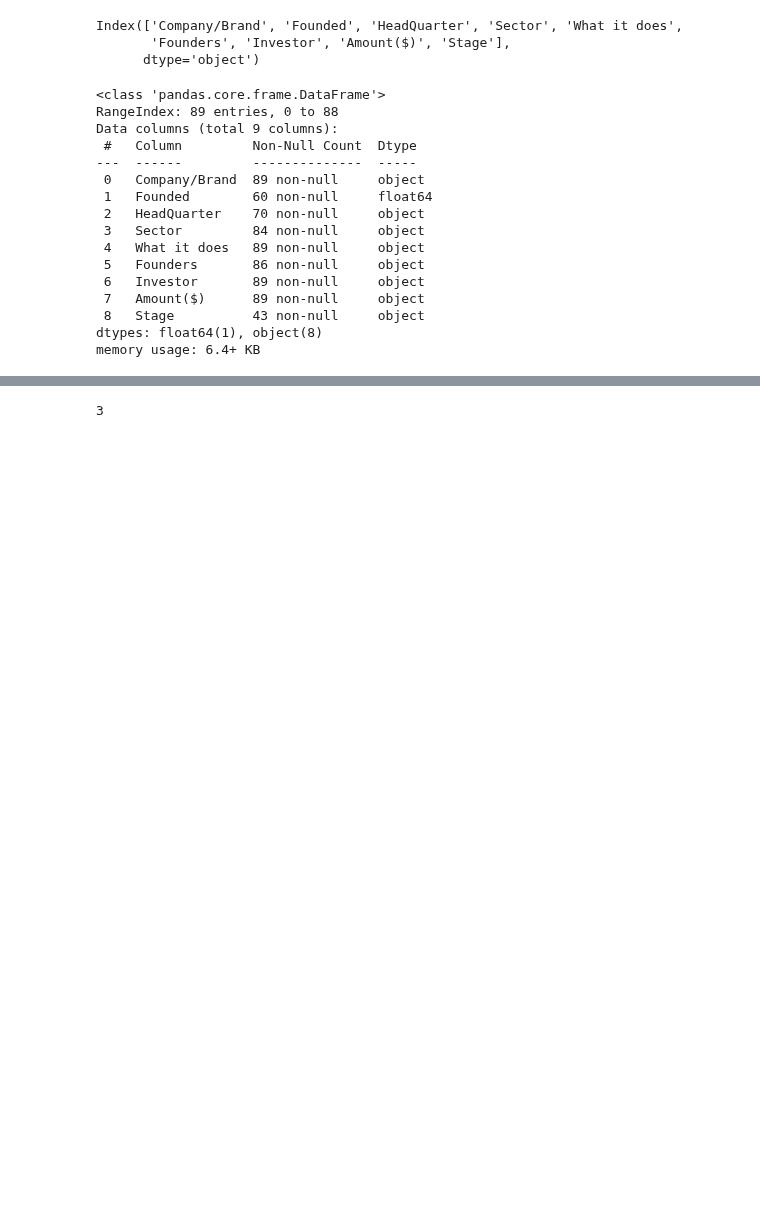
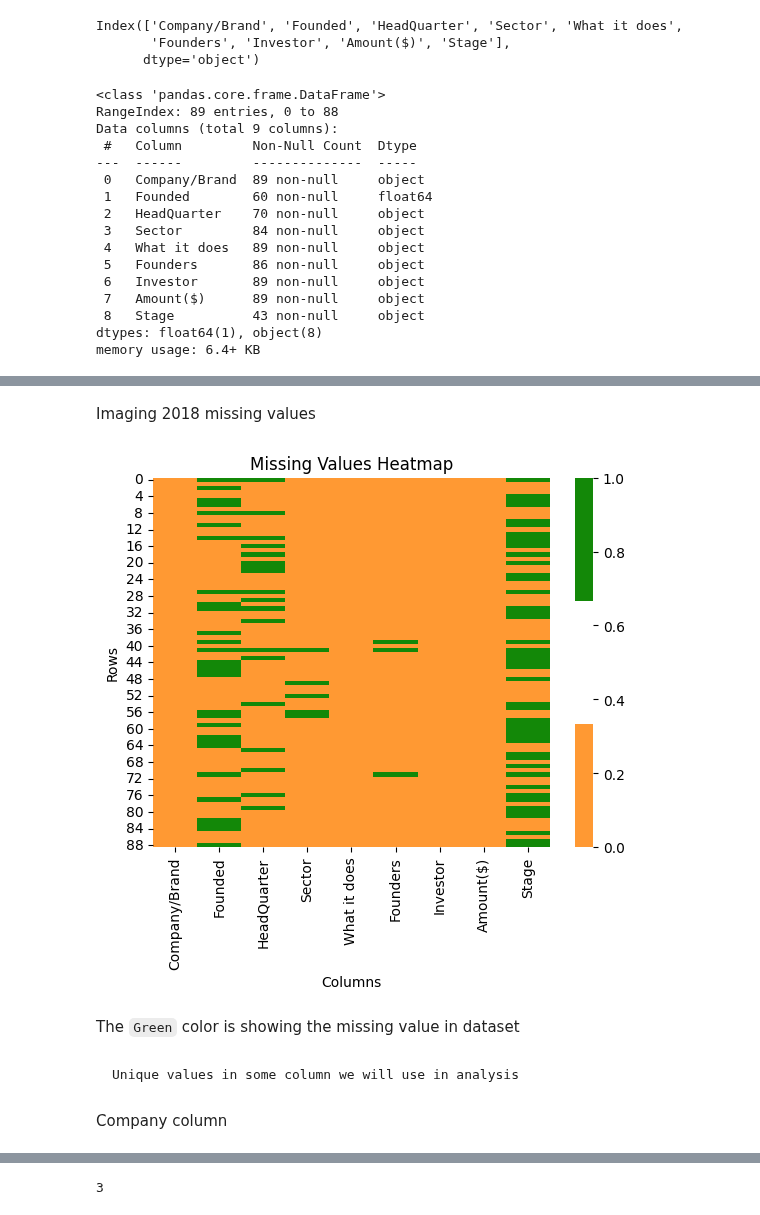
Before and after one commit to DelphinKdl/-Data-analysis-project-Data-Driven-Insights-for-Indian-Startup-Growth, a Jupyter notebook: India StartUp analysis 2018 -2021.ipynb, the cells around one changed output, grey strips where cells are left out. Drawn from its saved outputs; the diff is of its cells as text; code cells hidden in the pictures; blank space fills up the shorter version.

Commit message:
creating function to speed up the data cleaning for 2019

```diff
--- a/India StartUp analysis 2018 -2021.ipynb
+++ b/India StartUp analysis 2018 -2021.ipynb
@@ -559,0 +550,38 @@ data_2019.duplicated().sum()
+# %%
+# To find descriptive statistics of ou data
+def descriptive_statistics(variable):
+    return variable.describe()
+
+# To plot the data distribution of out data using a histogram
+def plot_data_distribution(variable):
+    plt.hist(variable)
+    plt.xlabel('Values')
+    plt.ylabel('Frequency')
+    plt.title('Histogram')
+    plt.show()
+
+# To check for missing values in a variable
+def check_missing_values(variable):
+    return variable.isnull().sum()
+
+# To detect outliers
+def detect_outliers(data, column):
+    Q1 = data[column].quantile(0.25)
+    Q3 = data[column].quantile(0.75)
+    IQR = Q3 - Q1
+    lower_bound = Q1 - 1.5 * IQR
+    upper_bound = Q3 + 1.5 * IQR
+    outliers = data[(data[column] < lower_bound) | (data[column] > upper_bound)]
+    return outliers
+# ploting missing values
+def plot_missing_values_heatmap(df):
+    # indicating missing values
+    missing_values = df.isnull()
+
+    colors = sns.color_palette(['#FF9933', '#FFFFFF', '#138808'])  # Saffron, White, Green(Indian color)
+    # Plotting
+    sns.heatmap(missing_values, cmap=colors)
+    plt.title('Missing Values Heatmap')
+    plt.xlabel('Columns')
+    plt.ylabel('Rows')
+    plt.show()
@@ -559,0 +601,12 @@ data_2019.duplicated().sum()
+# %% [markdown]
+Imaging 2018 missing values
+# %%
+plot_missing_values_heatmap(data_2019)
+# %% [output]
+[figure, added]
+# %% [markdown]
+The `Green` color is showing the missing value in dataset
+# %% [markdown]
+    Unique values in some column we will use in analysis
+# %% [markdown]
+Company column
```
Also changed, not shown: parts of 14 cells of this notebook.
